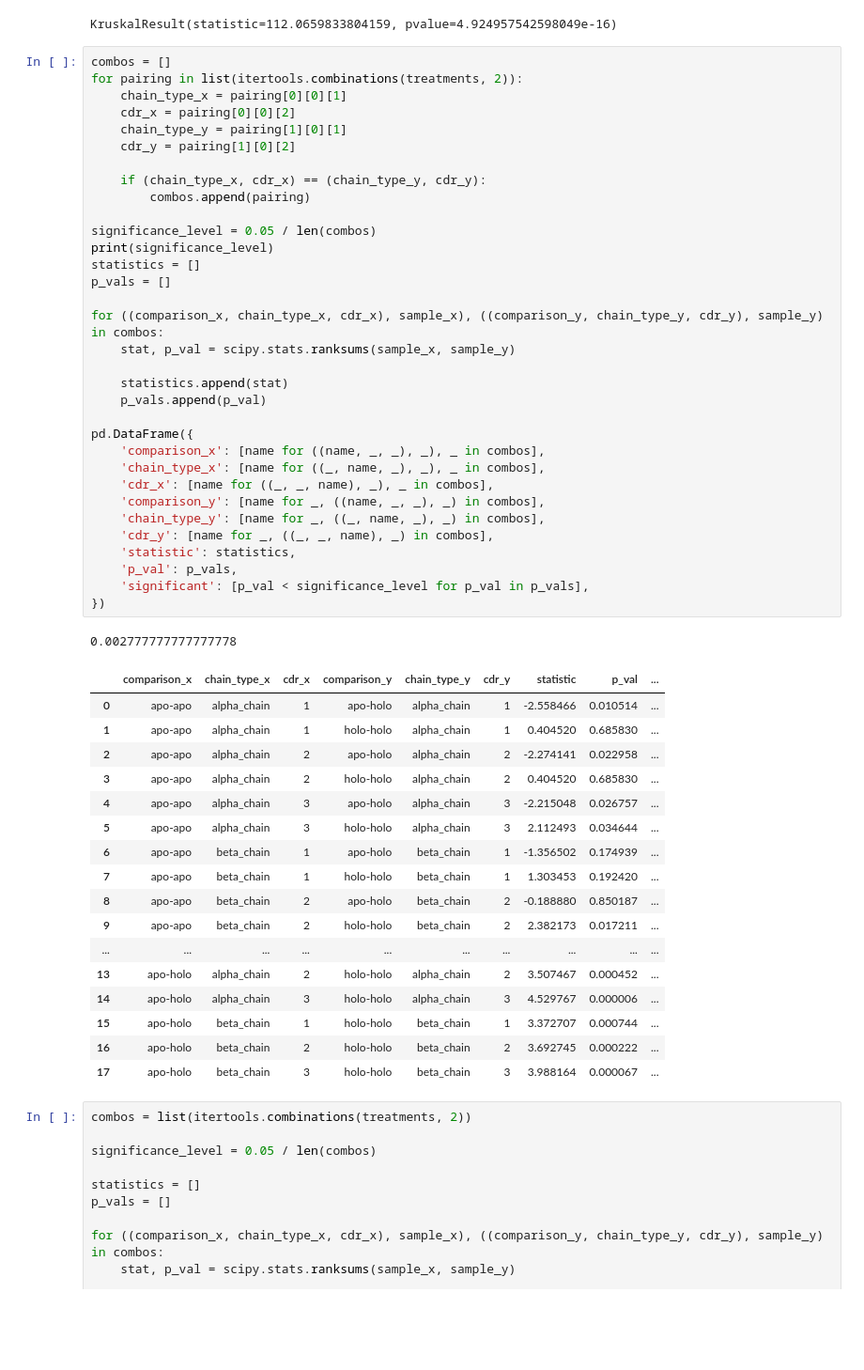
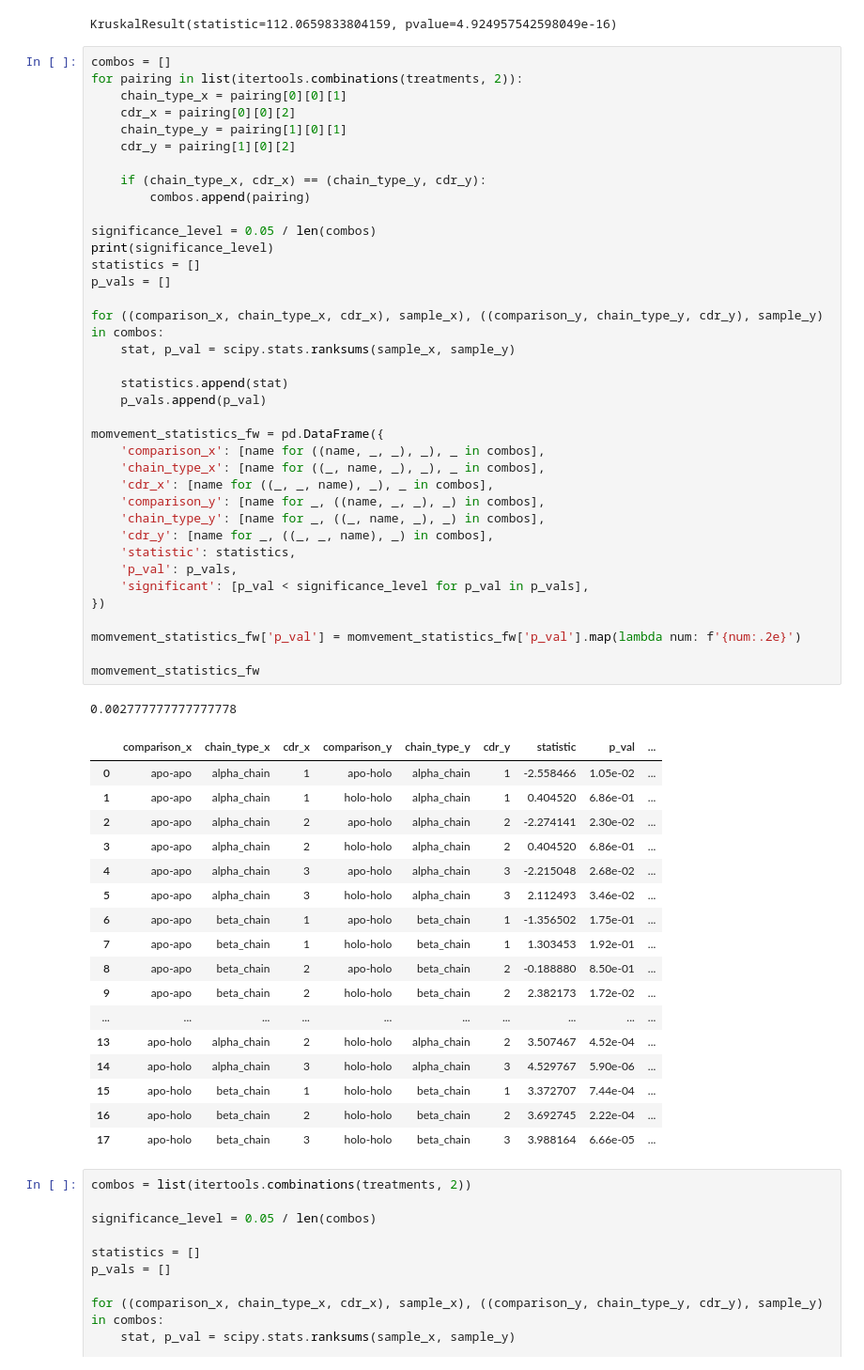
Before and after one commit to benjiemc/tcr-pmhc-interface-analysis, a Jupyter notebook: notebooks/Comparison_of_apo_and_holo_CDR_loops.ipynb, the cells around one changed output. Shown: that part at 94% size. Saved outputs shown, nothing was run; the diff lists cells and outputs as text; blank space fills up the shorter version.

```diff
--- a/notebooks/Comparison_of_apo_and_holo_CDR_loops.ipynb
+++ b/notebooks/Comparison_of_apo_and_holo_CDR_loops.ipynb
@@ -517,50 +517,54 @@ for pairing in list(itertools.combinations(treatments, 2)):
     chain_type_y = pairing[1][0][1]
     cdr_y = pairing[1][0][2]
 
     if (chain_type_x, cdr_x) == (chain_type_y, cdr_y):
         combos.append(pairing)
 
 significance_level = 0.05 / len(combos)
 print(significance_level)
 statistics = []
 p_vals = []
 
 for ((comparison_x, chain_type_x, cdr_x), sample_x), ((comparison_y, chain_type_y, cdr_y), sample_y) in combos:
     stat, p_val = scipy.stats.ranksums(sample_x, sample_y)
 
     statistics.append(stat)
     p_vals.append(p_val)
 
-pd.DataFrame({
+momvement_statistics_fw = pd.DataFrame({
     'comparison_x': [name for ((name, _, _), _), _ in combos],
     'chain_type_x': [name for ((_, name, _), _), _ in combos],
     'cdr_x': [name for ((_, _, name), _), _ in combos],
     'comparison_y': [name for _, ((name, _, _), _) in combos],
     'chain_type_y': [name for _, ((_, name, _), _) in combos],
     'cdr_y': [name for _, ((_, _, name), _) in combos],
     'statistic': statistics,
     'p_val': p_vals,
     'significant': [p_val < significance_level for p_val in p_vals],
 })
+
+momvement_statistics_fw['p_val'] = momvement_statistics_fw['p_val'].map(lambda num: f'{num:.2e}')
+
+momvement_statistics_fw
 # %% [output]
 0.002777777777777778
 |  | comparison_x | chain_type_x | cdr_x | comparison_y | chain_type_y | cdr_y | statistic | p_val | ... |
-| 0 | apo-apo | alpha_chain | 1 | apo-holo | alpha_chain | 1 | -2.558466 | 0.010514 | ... |
-| 1 | apo-apo | alpha_chain | 1 | holo-holo | alpha_chain | 1 | 0.404520 | 0.685830 | ... |
-| 2 | apo-apo | alpha_chain | 2 | apo-holo | alpha_chain | 2 | -2.274141 | 0.022958 | ... |
-| 3 | apo-apo | alpha_chain | 2 | holo-holo | alpha_chain | 2 | 0.404520 | 0.685830 | ... |
-| 4 | apo-apo | alpha_chain | 3 | apo-holo | alpha_chain | 3 | -2.215048 | 0.026757 | ... |
-| 5 | apo-apo | alpha_chain | 3 | holo-holo | alpha_chain | 3 | 2.112493 | 0.034644 | ... |
-| 6 | apo-apo | beta_chain | 1 | apo-holo | beta_chain | 1 | -1.356502 | 0.174939 | ... |
-| 7 | apo-apo | beta_chain | 1 | holo-holo | beta_chain | 1 | 1.303453 | 0.192420 | ... |
-| 8 | apo-apo | beta_chain | 2 | apo-holo | beta_chain | 2 | -0.188880 | 0.850187 | ... |
-| 9 | apo-apo | beta_chain | 2 | holo-holo | beta_chain | 2 | 2.382173 | 0.017211 | ... |
+| 0 | apo-apo | alpha_chain | 1 | apo-holo | alpha_chain | 1 | -2.558466 | 1.05e-02 | ... |
+| 1 | apo-apo | alpha_chain | 1 | holo-holo | alpha_chain | 1 | 0.404520 | 6.86e-01 | ... |
+| 2 | apo-apo | alpha_chain | 2 | apo-holo | alpha_chain | 2 | -2.274141 | 2.30e-02 | ... |
+| 3 | apo-apo | alpha_chain | 2 | holo-holo | alpha_chain | 2 | 0.404520 | 6.86e-01 | ... |
+| 4 | apo-apo | alpha_chain | 3 | apo-holo | alpha_chain | 3 | -2.215048 | 2.68e-02 | ... |
+| 5 | apo-apo | alpha_chain | 3 | holo-holo | alpha_chain | 3 | 2.112493 | 3.46e-02 | ... |
+| 6 | apo-apo | beta_chain | 1 | apo-holo | beta_chain | 1 | -1.356502 | 1.75e-01 | ... |
+| 7 | apo-apo | beta_chain | 1 | holo-holo | beta_chain | 1 | 1.303453 | 1.92e-01 | ... |
+| 8 | apo-apo | beta_chain | 2 | apo-holo | beta_chain | 2 | -0.188880 | 8.50e-01 | ... |
+| 9 | apo-apo | beta_chain | 2 | holo-holo | beta_chain | 2 | 2.382173 | 1.72e-02 | ... |
 | ... | ... | ... | ... | ... | ... | ... | ... | ... | ... |
-| 13 | apo-holo | alpha_chain | 2 | holo-holo | alpha_chain | 2 | 3.507467 | 0.000452 | ... |
-| 14 | apo-holo | alpha_chain | 3 | holo-holo | alpha_chain | 3 | 4.529767 | 0.000006 | ... |
-| 15 | apo-holo | beta_chain | 1 | holo-holo | beta_chain | 1 | 3.372707 | 0.000744 | ... |
-| 16 | apo-holo | beta_chain | 2 | holo-holo | beta_chain | 2 | 3.692745 | 0.000222 | ... |
-| 17 | apo-holo | beta_chain | 3 | holo-holo | beta_chain | 3 | 3.988164 | 0.000067 | ... |
+| 13 | apo-holo | alpha_chain | 2 | holo-holo | alpha_chain | 2 | 3.507467 | 4.52e-04 | ... |
+| 14 | apo-holo | alpha_chain | 3 | holo-holo | alpha_chain | 3 | 4.529767 | 5.90e-06 | ... |
+| 15 | apo-holo | beta_chain | 1 | holo-holo | beta_chain | 1 | 3.372707 | 7.44e-04 | ... |
+| 16 | apo-holo | beta_chain | 2 | holo-holo | beta_chain | 2 | 3.692745 | 2.22e-04 | ... |
+| 17 | apo-holo | beta_chain | 3 | holo-holo | beta_chain | 3 | 3.988164 | 6.66e-05 | ... |
 # %%
 combos = list(itertools.combinations(treatments, 2))
 
```
Also changed, not shown: parts of 1 cell of this notebook.
